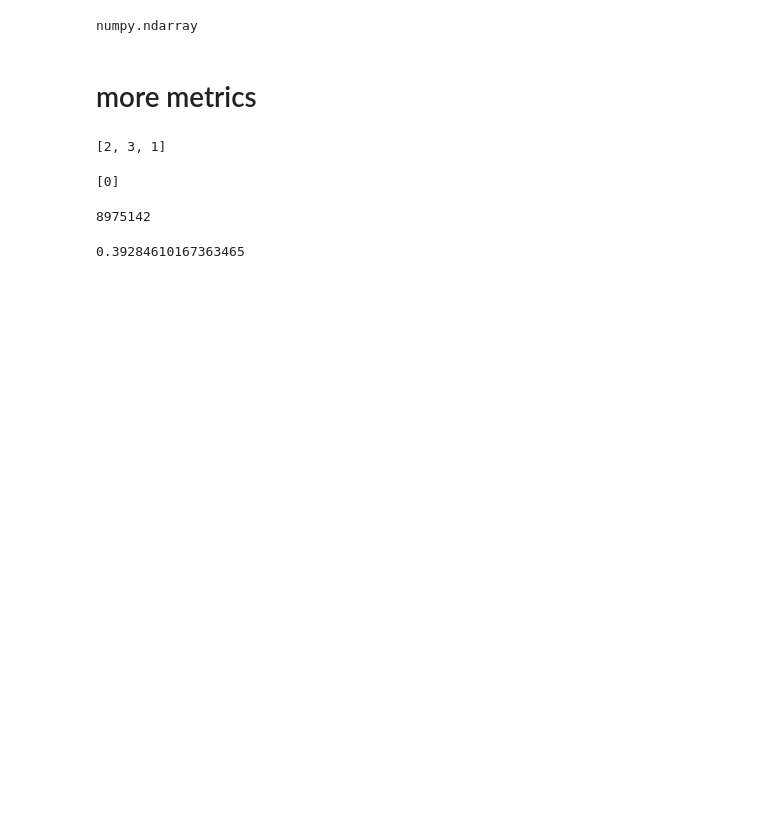
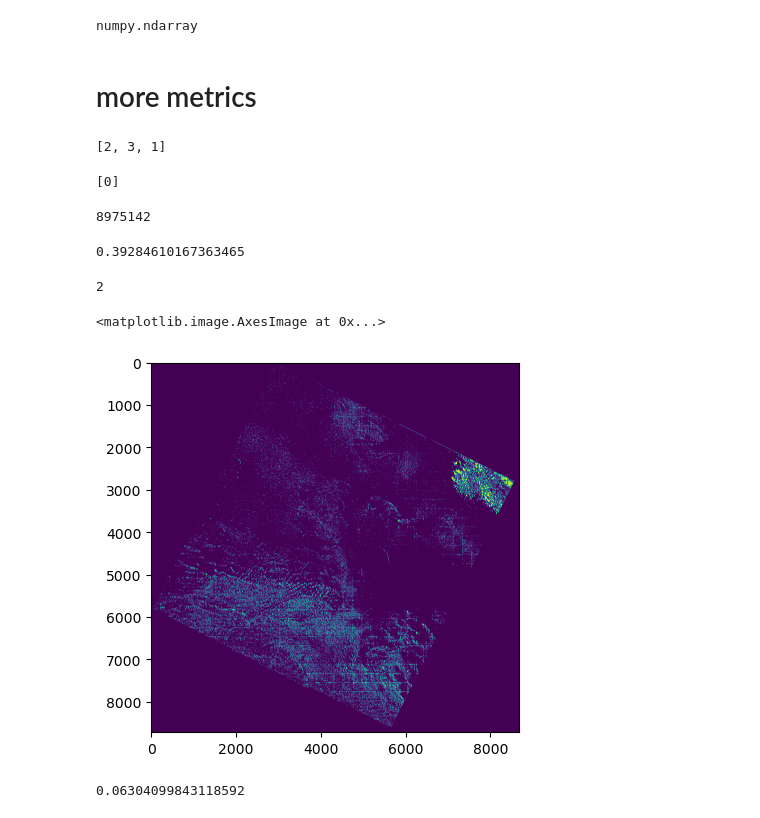
Before and after one commit to GebTorte/RS-Net, a Jupyter notebook: notebooks/sis_evalModel.ipynb, the cells around one changed output. Drawn from its saved outputs; the diff is of its cells as text; code cells hidden in the pictures; blank space fills up the shorter version.

Commit message:
testing cat_accuracy

```diff
--- a/notebooks/sis_evalModel.ipynb
+++ b/notebooks/sis_evalModel.ipynb
@@ -99,7 +99,7 @@ params.modelID = "SparseCE-Test-1"
 # sparse ce trains on only integers as classes. So convert cls to integer values defined by fmask/gt (from get_cls)
 
 params = get_params('U-net-v2', 'Landsat8')
-params.cls = get_cls(params.satellite, 'Biome_gt', cls_string=['fill', 'clear', 'cloud', 'thin', 'shadow'])  #'clear', 'cloud', 'shadow', 'snow', 'water']
+params.cls = get_cls(params.satellite, 'Biome_gt', cls_string=['clear', 'cloud', 'thin', 'shadow'])  #'clear', 'cloud', 'shadow', 'snow', 'water']
 print(params.cls)
 #working edition: ['cloud', 'thin']
 params.collapse_cls = False
@@ -119,7 +119,7 @@ params.num_gpus = 1
 
 params.overlap = 40
 params.modelID = "SparseCE-Test-2"
-params.norm_threshold = 16000 # valid range -100 - 16000 in MOD09 doc
+params.norm_threshold = 2**16 # valid range -100 - 16000 in MOD09 doc
 # %% [output]
 [128, 255, 192, 64]
 # %%
@@ -429,3 +428,13 @@ else:
 recall
 # %% [output]
 0.39284610167363465
+# %%
+mask_true_cls_corrected = mask_true.copy()
+mask_true_cls_corrected = np.uint8(mask_true_cls_corrected)
+
+for i, c in enumerate(params.cls): # cls have to be converted by get_cls beforehand
+    mask_true_cls_corrected[mask_true_cls_corrected == c] = i  # basically argmaxing, since model outputs class to index
+# %%
+mask_true_cls_corrected.max()
+# %% [output]
+2
@@ -431,0 +443,18 @@ recall
+# %%
+argmaxed_pred_mask = np.argmax(predicted_mask, axis=-1)
+
+binary_accuracy_mask = argmaxed_pred_mask == mask_true_cls_corrected
+binary_accuracy_mask &= np.asarray(valid_pixels_mask, dtype=bool) # remote invalid pixel
+equal_count=np.sum(binary_accuracy_mask)
+
+#categorical_accuracy = # of correctly predicted records / total number of records
+categorical_accuracy = equal_count / npix
+# %%
+plt.imshow(binary_accuracy_mask)
+# %% [output]
+<matplotlib.image.AxesImage at 0x...>
+[figure, added]
+# %%
+categorical_accuracy
+# %% [output]
+0.06304099843118592
```
Also changed, not shown: parts of 9 cells of this notebook, 1 other file.
